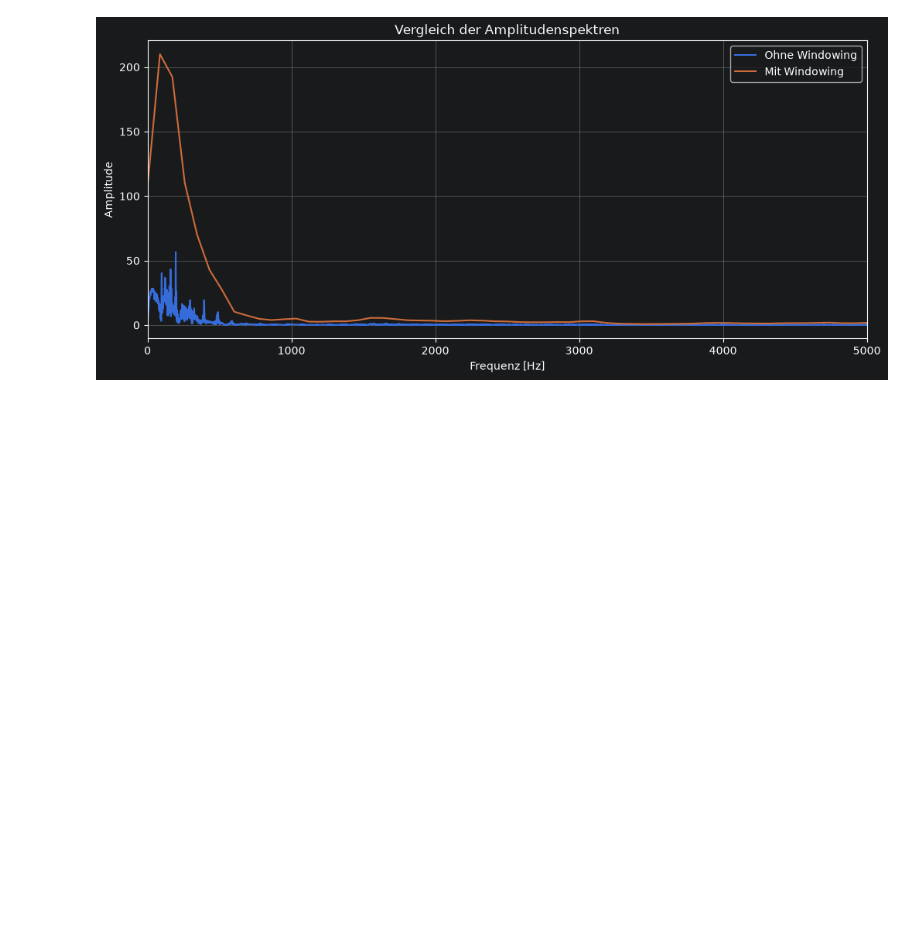
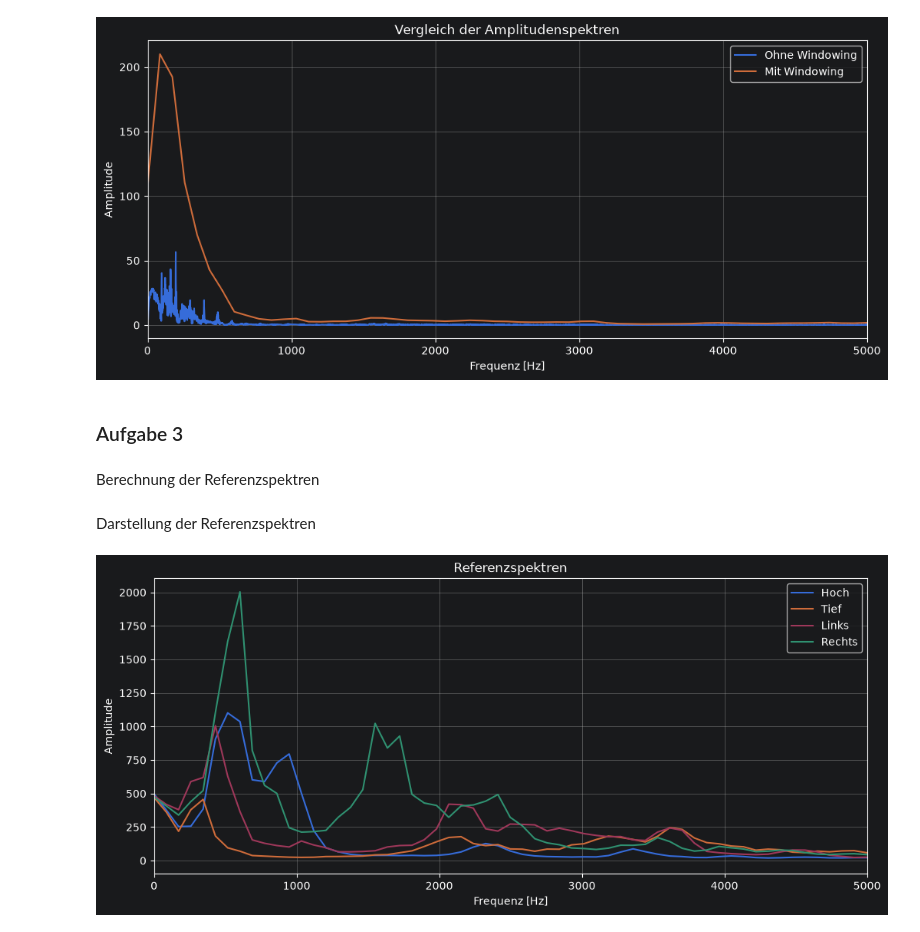
Before and after one commit to svecm475-bit/TGDKI-Lab3, a Jupyter notebook: versuch3.ipynb, the cells around one changed output. Cells and saved outputs as stored; diff of their text form; code cells hidden in the pictures; blank space fills up the shorter version.

```diff
--- a/versuch3.ipynb
+++ b/versuch3.ipynb
@@ -248,30 +261,36 @@ plt.show()
 [figure]
 # %%
 def windowing(signal, fs):
+    # Schrittweite (50% Überlappung)
+    step = 256
     leistungsspektren = []
 
+    # Signal in Fenster aufteilen
     for start in range(0, len(signal) - N + 1, step):
         fenster = signal[start:start + N]
 
+        # Gauß-Fenster anwenden
         fenster = fenster * gauss
 
         fourier = np.fft.fft(fenster)
 
         amplitude = 2 / np.sum(gauss) * np.abs(
-            fourier[:N // 2 + 1]
+            fourier[:N // 2]
         )
 
         amplitude[0] /= 2
-        amplitude[-1] /= 2
 
+        # Leistung berechnen
         leistung = amplitude**2
 
         leistungsspektren.append(leistung)
 
     mittlere_leistung = np.mean(leistungsspektren, axis=0)
 
+    # Mittlere Amplitude berechnen
     amplitude = np.sqrt(mittlere_leistung)
 
+    # Frequenzachse erstellen
     frequenz = np.arange(len(amplitude)) * fs / N
 
     return frequenz, amplitude
@@ -312,3 +331,43 @@ plt.grid()
 plt.show()
 # %% [output]
 [figure]
+# %% [markdown]
+### Aufgabe 3
+# %% [markdown]
+Berechnung der Referenzspektren
+# %%
+befehle = ["Hoch","Tief","Links", "Rechts"]
+
+# Referenzspektren speichern
+referenzspektren = {}
+
+for word in befehle:
+    spektren = []
+    for i in range(1,6):
+        signal = np.load(f"data/Trainingsdaten/{word}_{i}.npy")
+
+        # Trigger anwenden
+        signal = trigger(signal)
+
+        # Amplitudenspektrum berechnen
+        frequenz, amplitude = windowing(signal, fs_audio)
+        spektren.append(amplitude)
+
+    # Mittelwert der fünf Spektren berechnen
+    referenzspektren[word] = np.mean(spektren,axis=0)
+# %% [markdown]
+Darstellung der Referenzspektren
+# %%
+plt.figure(figsize=(12, 5))
+for word in befehle:
+    plt.plot(frequenz,referenzspektren[word], label=word)
+
+plt.xlabel("Frequenz [Hz]")
+plt.ylabel("Amplitude")
+plt.title("Referenzspektren")
+plt.xlim(0, 5000)
+plt.legend()
+plt.grid()
+plt.show()
+# %% [output]
+[figure, added]
```
Also changed, not shown: parts of 7 cells of this notebook, 1 other file.
